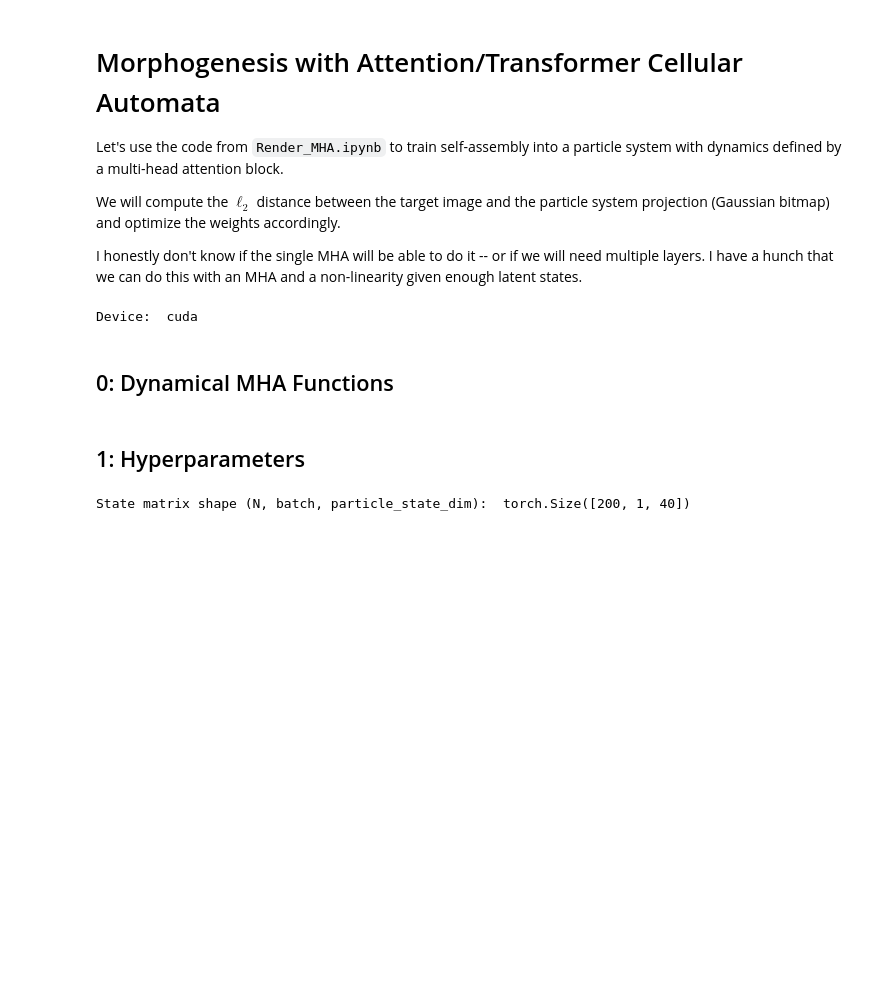
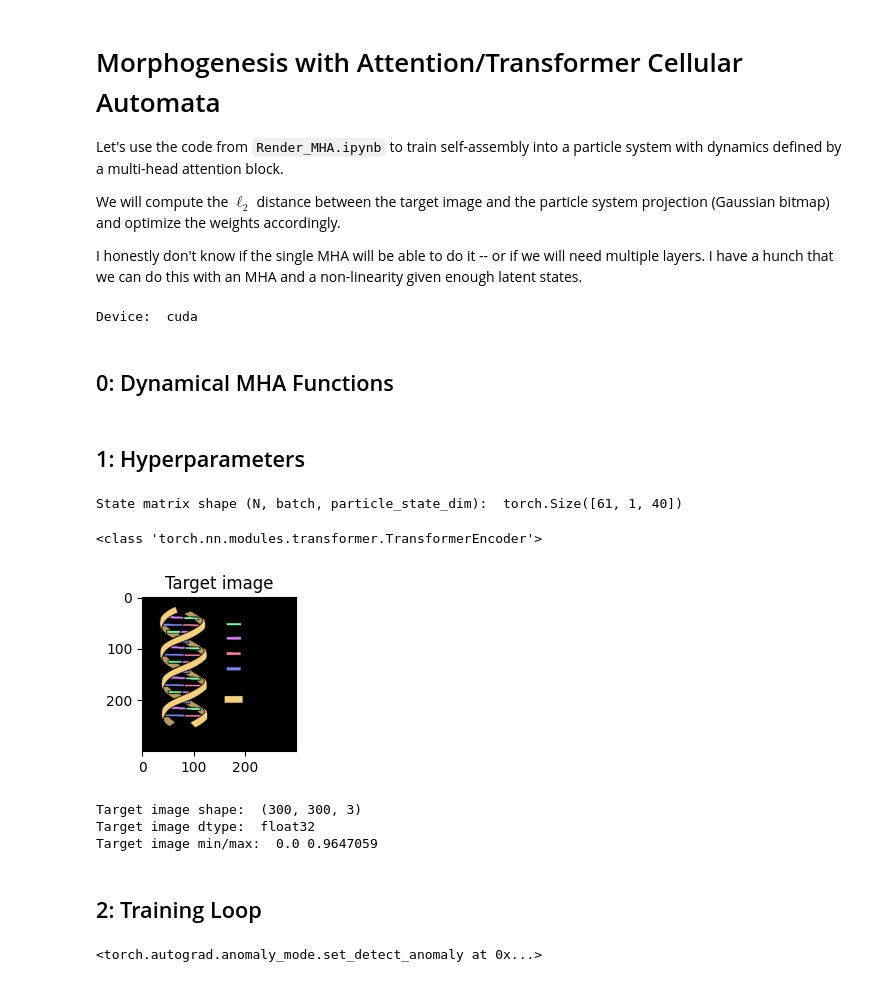
Before and after one commit to amanb2000/Transformer_Phase_Space, a Jupyter notebook: notebooks/Morphogenesis_MHA.ipynb, the cells around one changed output. Drawn from its saved outputs; the diff is of its cells as text; code cells hidden in the pictures; blank space fills up the shorter version.

```diff
--- a/notebooks/Morphogenesis_MHA.ipynb
+++ b/notebooks/Morphogenesis_MHA.ipynb
@@ -131,28 +148,31 @@ def run_sim(state_matrix,
 # %%
 ## Setting up the MHA
 embed_dim = 40      # Key and query dimension expected in the input.
-key_dim = 40        # Expected dimension of the keys + queries
-val_dim = 40        # Expected dimension of the
+key_dim = embed_dim # Expected dimension of the keys + queries
+val_dim = embed_dim # Expected dimension of the
 num_heads = 4       # Number of heads in the MHA.
-multihead_attn = nn.MultiheadAttention(embed_dim, num_heads, kdim=key_dim, vdim=val_dim, bias=True).to(DEVICE) # value/outpu
+# multihead_attn = nn.MultiheadAttention(embed_dim, num_heads, kdim=key_dim, vdim=val_dim, bias=True).to(DEVICE) # value/outpu
 
 ## Setting up the state matrix
-N = 200             # Number of particles/sequence length
+N = 61             # Number of particles/sequence length
 num_batch = 1
-
 state_matrix = torch.rand(N, num_batch, val_dim).to(DEVICE) # uniform [0, 1]
 print("State matrix shape (N, batch, particle_state_dim): ", state_matrix.shape)
 
-## Define a for loop that iterates thru some number of state updates
-num_iters = 10000
-dt = 0.02 / 100
-noise_factor = 0.005
-fig_folder='anim04'
+# Simulation time, dt, noise
+num_iters = 20
+dt = 0.02
+noise_factor = 0.0
+dropout = 0.005
 
-x_res = 500
-y_res = 500
+# Render/projection settings
+target_image_path = '../figs/target_image.png'
+x_res = 300
+y_res = 300
+frame_period = 1
+fig_folder = 'anim10'
+# frame_period = 2000
 
-frame_period = 200
-# frame_period = 2000
+n_train_steps = 200
 # %% [output]
-State matrix shape (N, batch, particle_state_dim):  torch.Size([200, 1, 40])
+State matrix shape (N, batch, particle_state_dim):  torch.Size([61, 1, 40])
@@ -158,0 +188,45 @@ State matrix shape (N, batch, particle_state_dim):  torch.Size([200, 1, 40])
+# %%
+transformer_block
+print(type(transformer_block))
+# print(transformer_block)
+# %% [output]
+<class 'torch.nn.modules.transformer.TransformerEncoder'>
+# %%
+# Grabbing the target image
+
+target_image = cv2.imread(target_image_path)
+target_image = cv2.cvtColor(target_image, cv2.COLOR_BGR2RGB)
+target_image = cv2.resize(target_image, (x_res, y_res))
+
+# convert to float, normalize to [0, 1]
+target_image = target_image.astype(np.float32) / 255.0
+
+# make matplotlib plot small
+plt.figure(figsize=(2, 2))
+
+plt.imshow(target_image)
+plt.title("Target image")
+
+plt.show()
+print("Target image shape: ", target_image.shape)
+print("Target image dtype: ", target_image.dtype)
+print("Target image min/max: ", target_image.min(), target_image.max())
+
+# move to torch and to DEVICE
+target_image = torch.tensor(target_image).to(DEVICE)
+# %% [output]
+[figure, added]
+Target image shape:  (300, 300, 3)
+Target image dtype:  float32
+Target image min/max:  0.0 0.9647059
+# %% [markdown]
+## 2: Training Loop
+# %%
+losses = []
+
+state_matrix_0 = torch.rand(N, num_batch, val_dim).to(DEVICE)
+state_matrix_0 = state_matrix_0.detach().requires_grad_()
+
+torch.autograd.set_detect_anomaly(True)
+# %% [output]
+<torch.autograd.anomaly_mode.set_detect_anomaly at 0x...>
```
Also changed, not shown: parts of 15 cells of this notebook.
